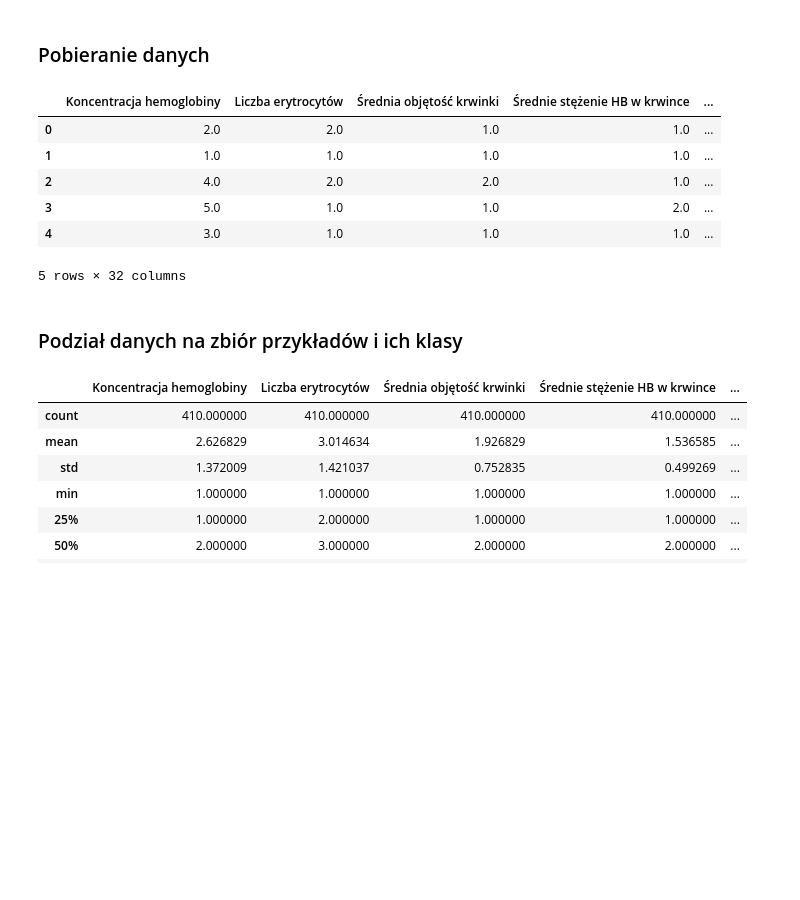
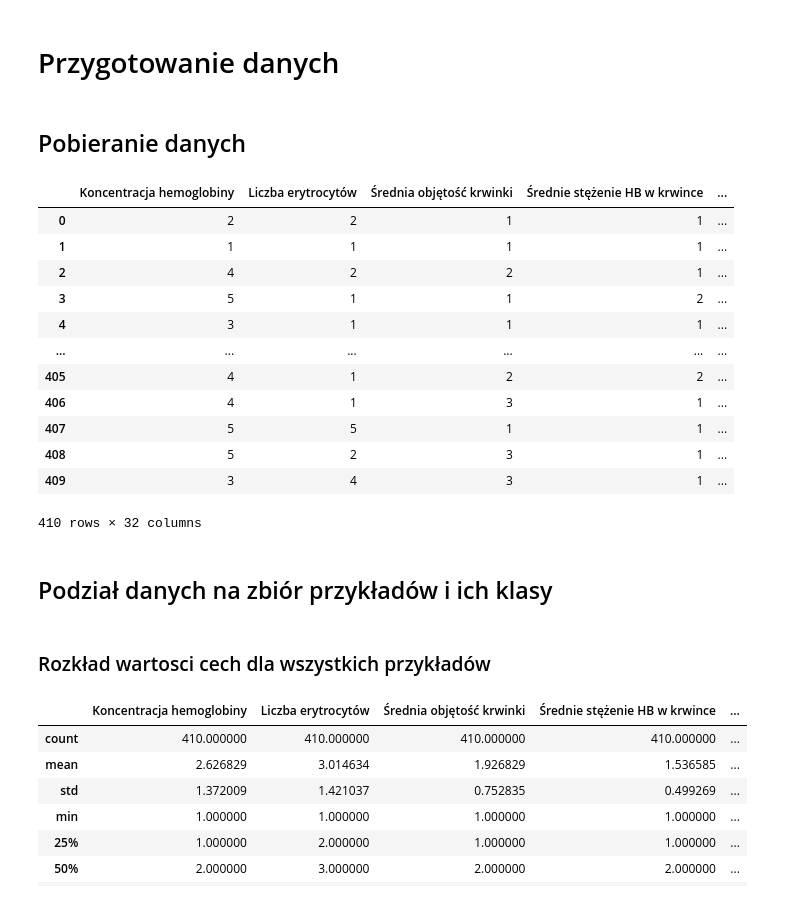
Before and after one commit to annaola/ZIwM, a Jupyter notebook: ZIwM.ipynb, the cells around one changed output. Saved outputs shown, nothing was run; the diff lists cells and outputs as text; code cells hidden in the pictures; blank space fills up the shorter version.

Commit message:
rozkład danych względem choroby i dodane nagłówki

```diff
--- a/ZIwM.ipynb
+++ b/ZIwM.ipynb
@@ -1,5 +1,7 @@
 # %% [markdown]
 <a href="https://colab.research.google.com/github/annaola/ZIwM/blob/master/ZIwM.ipynb" target="_parent"><img src="https://colab.research.google.com/assets/colab-badge.svg" alt="Open In Colab"/></a>
+# %% [markdown]
+# Przygotowanie danych
 # %%
 pip install pandas_ods_reader
 # %%
@@ -8,24 +10,32 @@ import pandas as pd
 from pandas_ods_reader import read_ods
 from sklearn.feature_selection import SelectKBest, chi2
 # %% [markdown]
-### Pobieranie danych
+## Pobieranie danych
 # %%
 features = ["Koncentracja hemoglobiny", "Liczba erytrocytów", "Średnia objętość krwinki", "Średnie stężenie HB w krwince", "Wielkość erytrocytów", "Rodzaj erytrocytów", "Tkanka siateczkowata", "Szpik kostny", "Wielkość komórki", "Stosunek jądrowo-cytoplazmatyczny", "Rodzaj jądra", "Struktura chromatyny jądrowej", "Jąderko", "Pasożyty", "Ziarenka żelaza", "Poziom żelaza", "Poziom trwałych związków żelaza", "Poziom witaminy B", "Poziom kwasu foliowego", "Nieznana", "Reakcja odporonościowa", "Reakcja uro...", "Reakcja ruchliwości komórki", "Płeć", "Wiek", "Gorączka", "Krwawienie", "Skóra", "Węzły chłonne", "Szmery sercowe", "Wątroba, śledziona", "Klasa choroby"]
 df = read_ods('./Anemia_dane/ANEMIA.ods', 1, columns=features)
-df.head()
+df.astype(int)
 # %% [output]
 |  | Koncentracja hemoglobiny | Liczba erytrocytów | Średnia objętość krwinki | Średnie stężenie HB w krwince | ... |
-| 0 | 2.0 | 2.0 | 1.0 | 1.0 | ... |
-| 1 | 1.0 | 1.0 | 1.0 | 1.0 | ... |
-| 2 | 4.0 | 2.0 | 2.0 | 1.0 | ... |
-| 3 | 5.0 | 1.0 | 1.0 | 2.0 | ... |
-| 4 | 3.0 | 1.0 | 1.0 | 1.0 | ... |
+| 0 | 2 | 2 | 1 | 1 | ... |
+| 1 | 1 | 1 | 1 | 1 | ... |
+| 2 | 4 | 2 | 2 | 1 | ... |
+| 3 | 5 | 1 | 1 | 2 | ... |
+| 4 | 3 | 1 | 1 | 1 | ... |
+| ... | ... | ... | ... | ... | ... |
+| 405 | 4 | 1 | 2 | 2 | ... |
+| 406 | 4 | 1 | 3 | 1 | ... |
+| 407 | 5 | 5 | 1 | 1 | ... |
+| 408 | 5 | 2 | 3 | 1 | ... |
+| 409 | 3 | 4 | 3 | 1 | ... |
-5 rows × 32 columns
+410 rows × 32 columns
 # %% [markdown]
-### Podział danych na zbiór przykładów i ich klasy
+## Podział danych na zbiór przykładów i ich klasy
 # %%
 training_set = df.loc[:, features[0]:features[30]]
 classes = df.loc[:, features[31]]
+# %% [markdown]
+### Rozkład wartosci cech dla wszystkich przykładów
 # %%
 training_set.describe()
 # %% [output]
```
Also changed, not shown: parts of 2 cells of this notebook.
